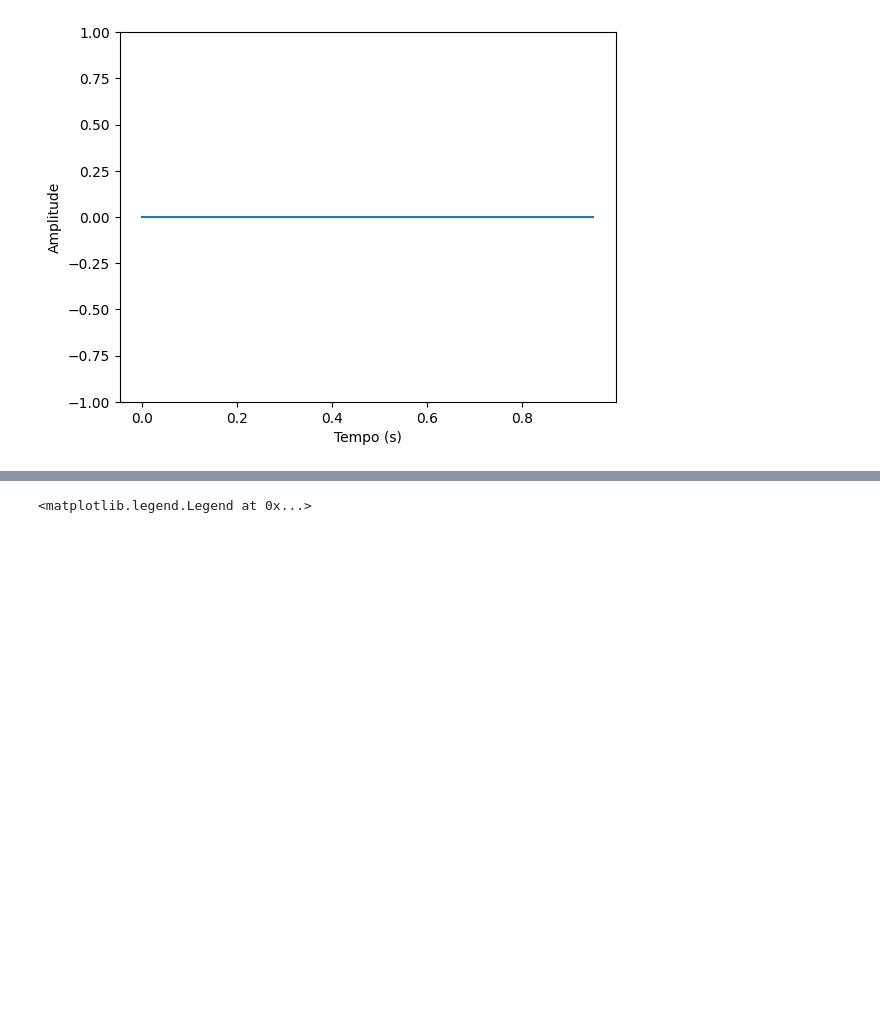
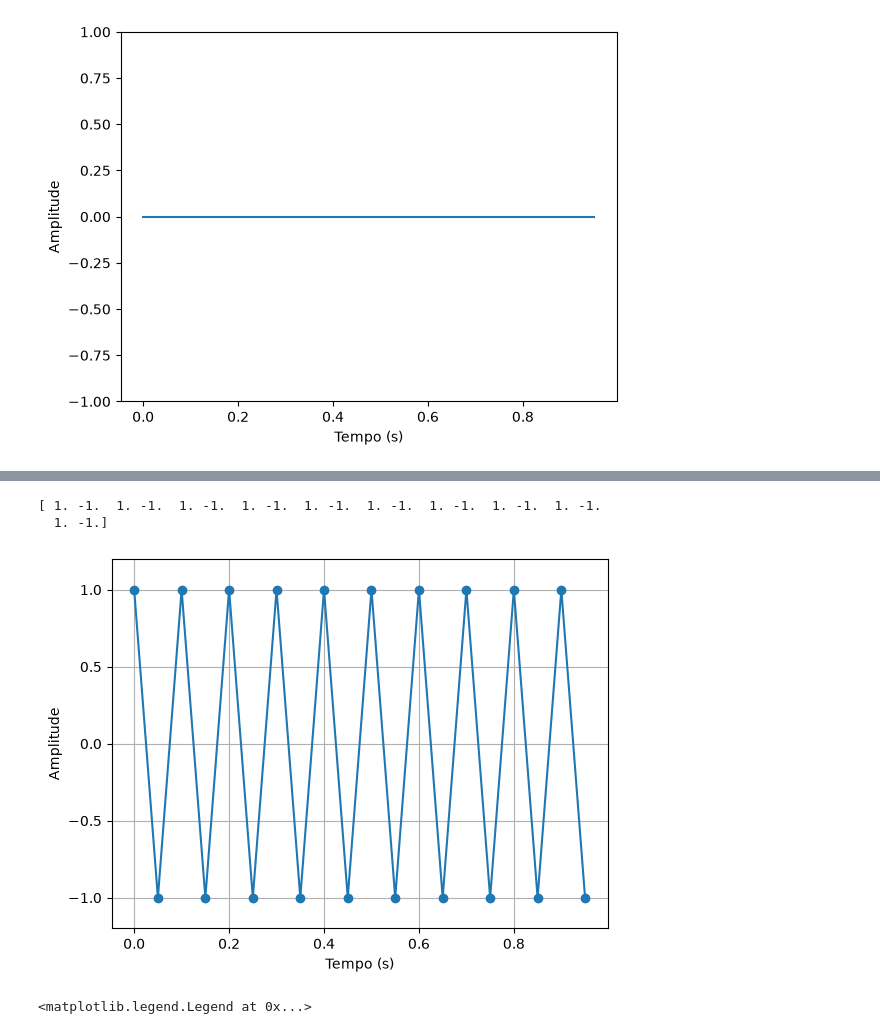
Before and after one commit to Ronai/gw-intro, a Jupyter notebook: intro-1-nyquist.ipynb, the cells around one changed output, grey strips where cells are left out. Drawn from its saved outputs; the diff is of its cells as text; code cells hidden in the pictures; blank space fills up the shorter version.

```diff
--- a/intro-1-nyquist.ipynb
+++ b/intro-1-nyquist.ipynb
@@ -77,3 +88,18 @@ plt.ylim(-1,1)
+# %%
+f = 10
+cos10 = np.cos(2*np.pi*f*time)
+
+print(cos10)
+
+plt.plot(time, cos10, 'o-')
+plt.xlabel('Tempo (s)')
+plt.ylabel('Amplitude')
+plt.ylim(-1.2, 1.2)
+plt.grid()
+# %% [output]
+[ 1. -1.  1. -1.  1. -1.  1. -1.  1. -1.  1. -1.  1. -1.  1. -1.  1. -1.
+  1. -1.]
+[figure, added]
 # %%
 # -- Por fim, para entender o que está acontecendo, vamos representar
 # -- o sinal de 10 Hz com frequências de amostragem baixa e alta
```
Also changed, not shown: parts of 4 cells of this notebook, 5 other files.
